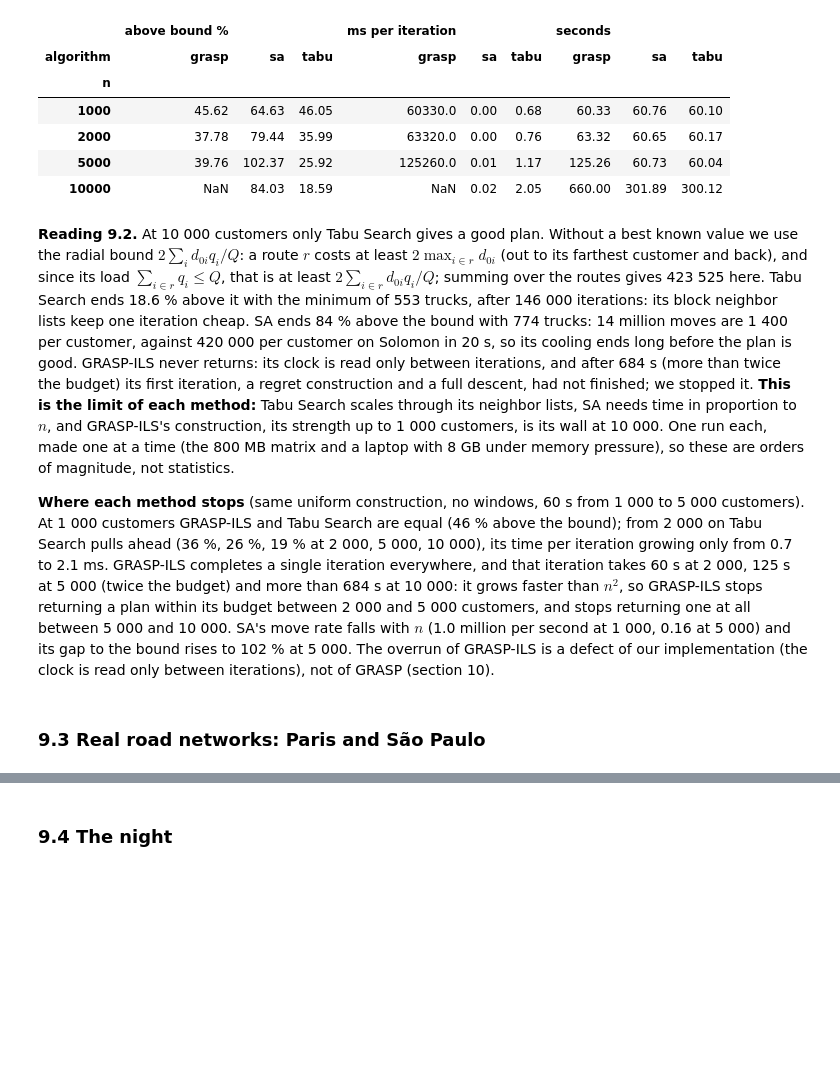
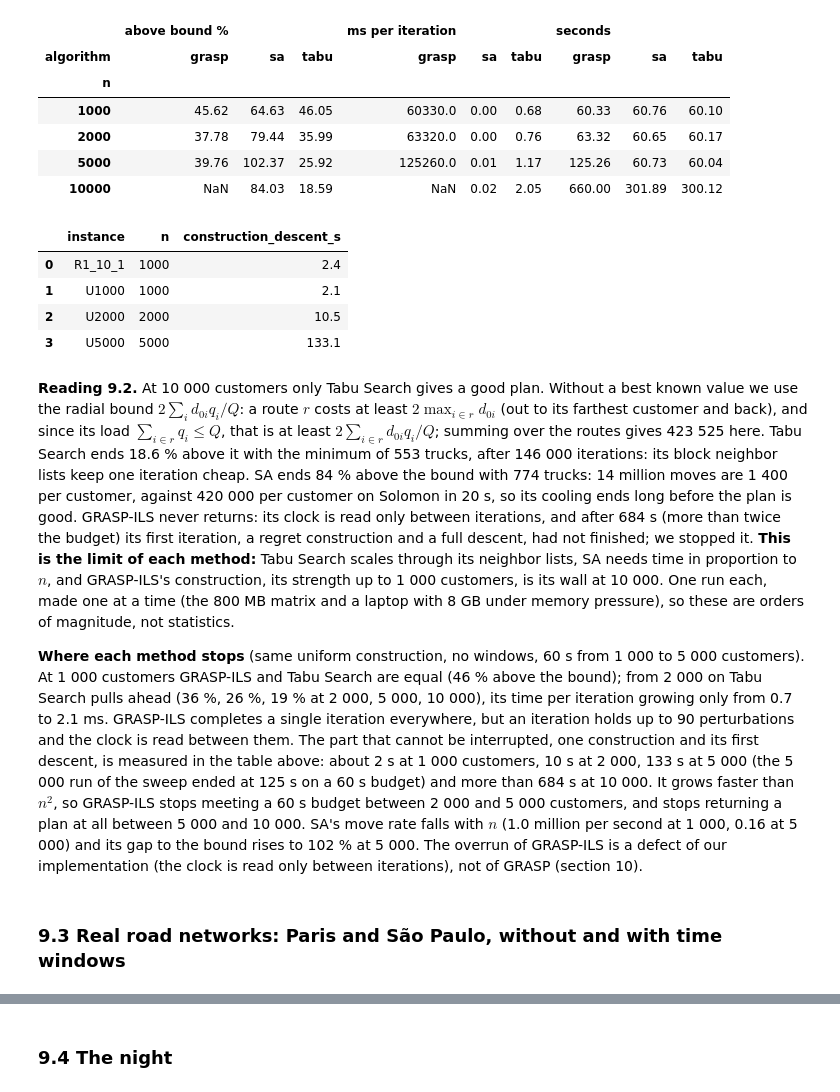
Before and after one commit to zzaved/cesi-cvrp-metaheuristics, a Jupyter notebook: notebooks/02_final_deliverable.ipynb, the cells around one changed output, grey strips where cells are left out. Drawn from its saved outputs; the diff is of its cells as text; code cells hidden in the pictures; blank space fills up the shorter version.

```diff
--- a/notebooks/02_final_deliverable.ipynb
+++ b/notebooks/02_final_deliverable.ipynb
@@ -845,6 +868,15 @@ lower bound 2 sum(d_0i q_i) / Q = 423525; minimum trucks = 553
 | 2000 | 37.78 | 79.44 | 35.99 | 63320.0 | 0.00 | 0.76 | 63.32 | 60.65 | 60.17 |
 | 5000 | 39.76 | 102.37 | 25.92 | 125260.0 | 0.01 | 1.17 | 125.26 | 60.73 | 60.04 |
 | 10000 | NaN | 84.03 | 18.59 | NaN | 0.02 | 2.05 | 660.00 | 301.89 | 300.12 |
+# %%
+# one GRASP-ILS construction plus its first descent, no perturbation (scale_study.py grasp_start)
+display(pd.read_csv(RES / "scale_grasp_start.csv"))
+# %% [output]
+|  | instance | n | construction_descent_s |
+| 0 | R1_10_1 | 1000 | 2.4 |
+| 1 | U1000 | 1000 | 2.1 |
+| 2 | U2000 | 2000 | 10.5 |
+| 3 | U5000 | 5000 | 133.1 |
 # %% [markdown]
 **Reading 9.2.** At 10 000 customers only Tabu Search gives a good plan. Without a best known value
 we use the radial bound $2 \sum_i d_{0i} q_i / Q$: a route $r$ costs at least $2 \max_{i \in r} d_{0i}$
@@ -863,16 +895,19 @@ statistics.
 **Where each method stops** (same uniform construction, no windows, 60 s from 1 000 to 5 000
 customers). At 1 000 customers GRASP-ILS and Tabu Search are equal (46 % above the bound); from
 2 000 on Tabu Search pulls ahead (36 %, 26 %, 19 % at 2 000, 5 000, 10 000), its time per iteration
-growing only from 0.7 to 2.1 ms. GRASP-ILS completes a single iteration everywhere, and that
-iteration takes 60 s at 2 000, 125 s at 5 000 (twice the budget) and more than 684 s at 10 000: it
-grows faster than $n^2$, so GRASP-ILS stops returning a plan within its budget between 2 000 and
-5 000 customers, and stops returning one at all between 5 000 and 10 000. SA's move rate falls
+growing only from 0.7 to 2.1 ms. GRASP-ILS completes a single iteration everywhere, but an iteration
+holds up to 90 perturbations and the clock is read between them. The part that cannot be
+interrupted, one construction and its first descent, is measured in the table above: about 2 s at
+1 000 customers, 10 s at 2 000, 133 s at 5 000 (the 5 000 run of the sweep ended at 125 s on a 60 s
+budget) and more than 684 s at 10 000. It grows faster than $n^2$, so GRASP-ILS stops
+meeting a 60 s budget between 2 000 and 5 000 customers, and stops returning a plan at all between
+5 000 and 10 000. SA's move rate falls
 with $n$ (1.0 million per second at 1 000, 0.16 at 5 000) and its gap to the bound rises to 102 %
 at 5 000. The overrun of GRASP-ILS is a defect of our implementation (the clock is read only
 between iterations), not of GRASP (section 10).
 # %% [markdown]
 <a id="s93"></a>
-### 9.3 Real road networks: Paris and São Paulo
+### 9.3 Real road networks: Paris and São Paulo, without and with time windows
 # %%
 metrics = pd.read_csv(RES / "city_metrics.csv").set_index("city")
 display(metrics[["area_km2", "mean_trip_km", "mean_speed_kmh", "circuity", "asymmetry_pct"]].round(2))
```
Also changed, not shown: parts of 20 cells of this notebook.
